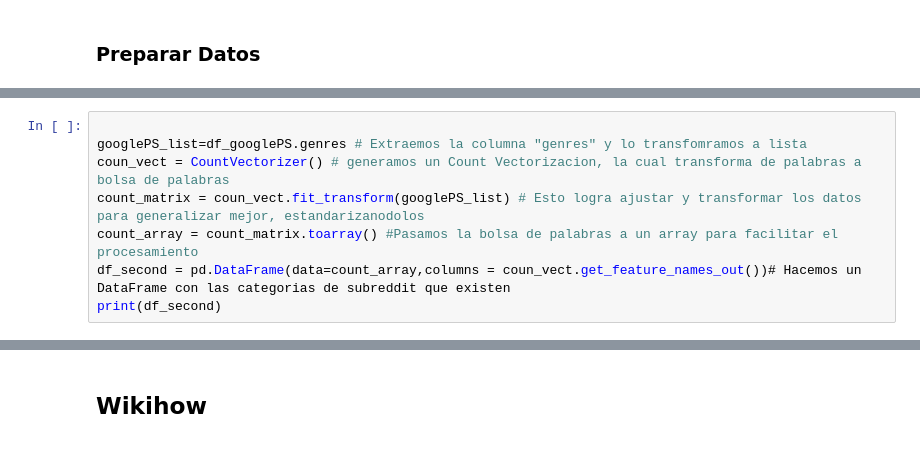
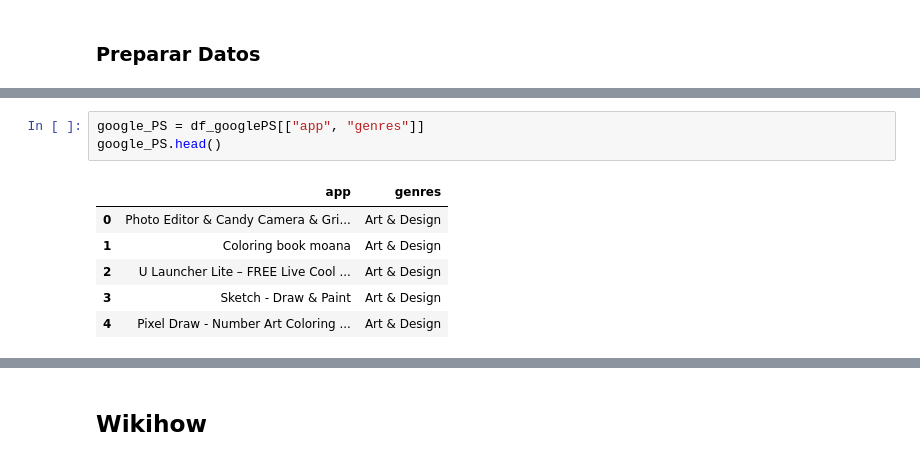
Before and after one commit to ElKroko/Data-Science, a Jupyter notebook: Tarea 2/[DS]_Laboratorio_2.ipynb, the cells around one changed output, grey strips where cells are left out. Saved outputs shown, nothing was run; the diff lists cells and outputs as text.

```diff
--- a/Tarea 2/[DS]_Laboratorio_2.ipynb
+++ b/Tarea 2/[DS]_Laboratorio_2.ipynb
@@ -494,8 +595,10 @@ df_googlePS
-# %%
-
-googlePS_list=df_googlePS.genres # Extraemos la columna "genres" y lo transfomramos a lista
-coun_vect = CountVectorizer() # generamos un Count Vectorizacion, la cual transforma de palabras a bolsa de palabras
-count_matrix = coun_vect.fit_transform(googlePS_list) # Esto logra ajustar y transformar los datos para generalizar mejor, estandarizanodolos
-count_array = count_matrix.toarray() #Pasamos la bolsa de palabras a un array para facilitar el procesamiento
-df_second = pd.DataFrame(data=count_array,columns = coun_vect.get_feature_names_out())# Hacemos un DataFrame con las categorias de subreddit que existen
-print(df_second)
+# %%
+google_PS = df_googlePS[["app", "genres"]]
+google_PS.head()
+# %% [output]
+|  | app | genres |
+| 0 | Photo Editor & Candy Camera & Gri... | Art & Design |
+| 1 | Coloring book moana | Art & Design |
+| 2 | U Launcher Lite – FREE Live Cool ... | Art & Design |
+| 3 | Sketch - Draw & Paint | Art & Design |
+| 4 | Pixel Draw - Number Art Coloring ... | Art & Design |
```
Also changed, not shown: parts of 19 cells of this notebook, 1 other file.
